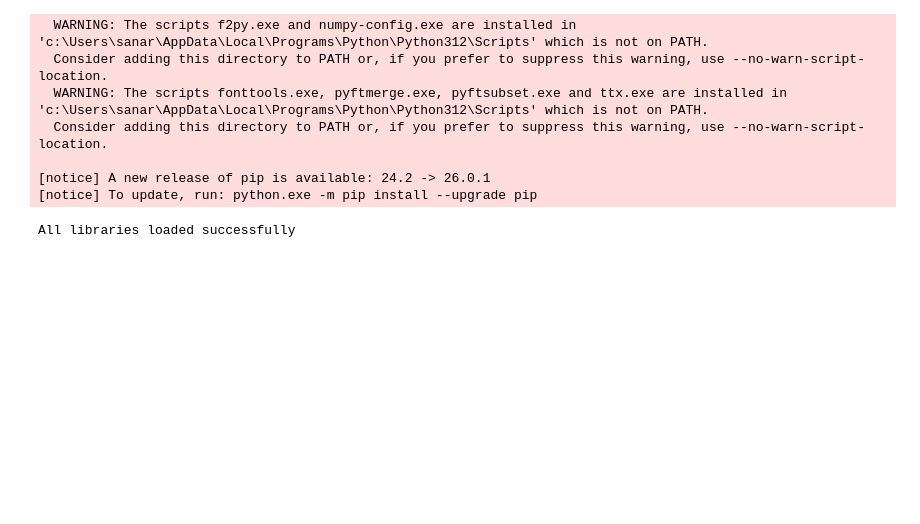
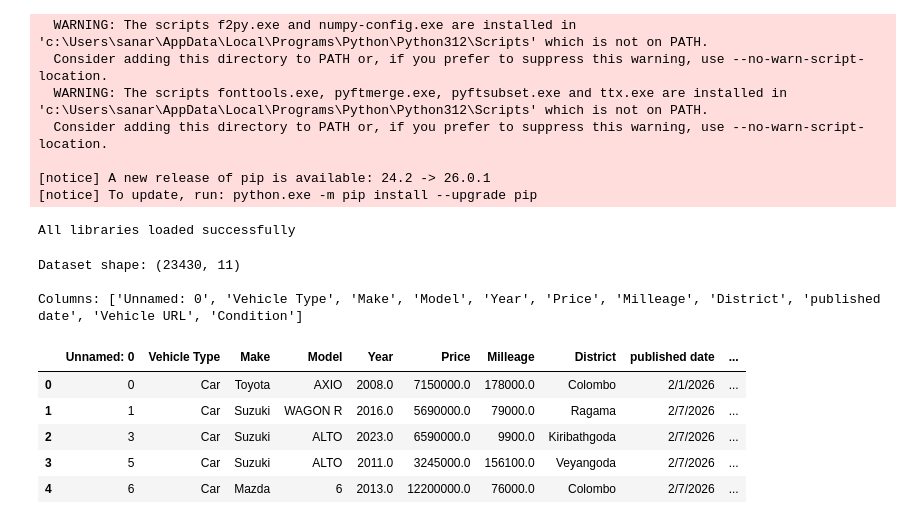
Before and after one commit to akila20040720/autoinsightcs70, a Jupyter notebook: model_training/model_testing.ipynb, the cells around one changed output. Drawn from its saved outputs; the diff is of its cells as text; code cells hidden in the pictures; blank space fills up the shorter version.

```diff
--- a/model_training/model_testing.ipynb
+++ b/model_training/model_testing.ipynb
@@ -52,3 +52,19 @@ plt.rcParams['font.size'] = 12
 print('All libraries loaded successfully')
 # %% [output]
 All libraries loaded successfully
+# %%
+df = pd.read_csv('C:\\Users\\sanar\\OneDrive\\Desktop\\autoinsightcs70-main\\autoinsightcs70\\model_training\\dataset_with_model_first_name.csv')
+
+print(f'Dataset shape: {df.shape}')
+print(f'\nColumns: {df.columns.tolist()}')
+df.head()
+# %% [output]
+Dataset shape: (23430, 11)
+
+Columns: ['Unnamed: 0', 'Vehicle Type', 'Make', 'Model', 'Year', 'Price', 'Milleage', 'District', 'published date', 'Vehicle URL', 'Condition']
+|  | Unnamed: 0 | Vehicle Type | Make | Model | Year | Price | Milleage | District | published date | ... |
+| 0 | 0 | Car | Toyota | AXIO | 2008.0 | 7150000.0 | 178000.0 | Colombo | 2/1/2026 | ... |
+| 1 | 1 | Car | Suzuki | WAGON R | 2016.0 | 5690000.0 | 79000.0 | Ragama | 2/7/2026 | ... |
+| 2 | 3 | Car | Suzuki | ALTO | 2023.0 | 6590000.0 | 9900.0 | Kiribathgoda | 2/7/2026 | ... |
+| 3 | 5 | Car | Suzuki | ALTO | 2011.0 | 3245000.0 | 156100.0 | Veyangoda | 2/7/2026 | ... |
+| 4 | 6 | Car | Mazda | 6 | 2013.0 | 12200000.0 | 76000.0 | Colombo | 2/7/2026 | ... |
```
